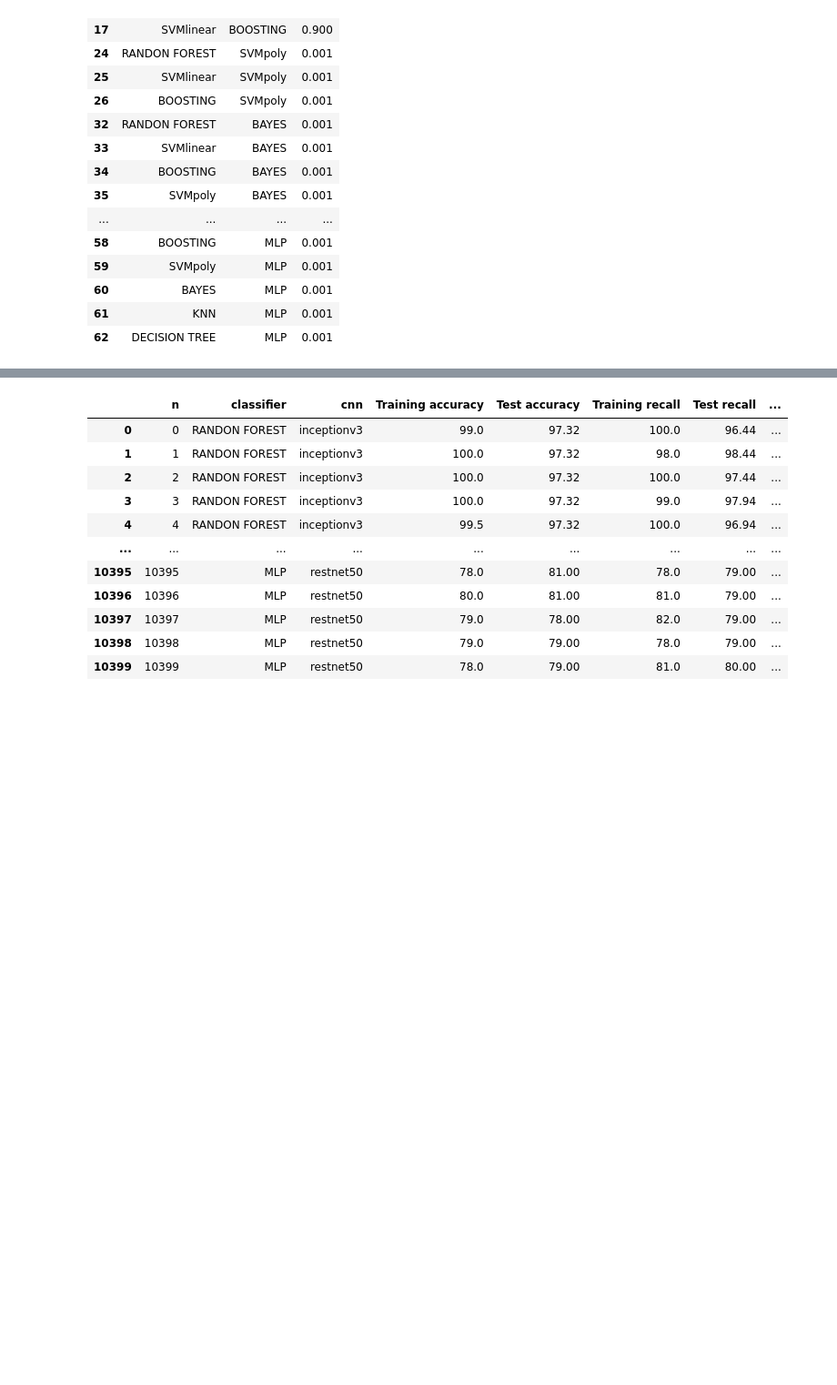
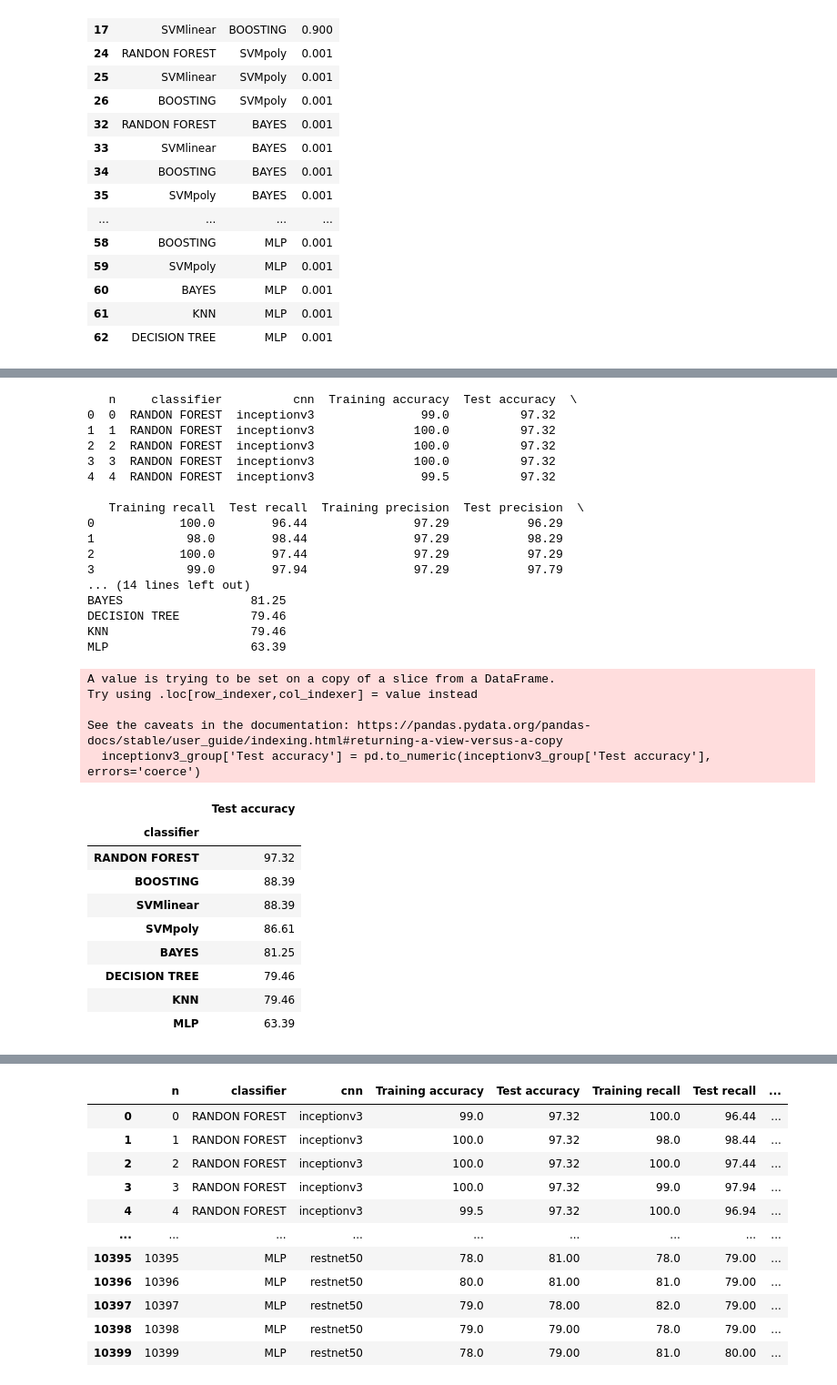
Before and after one commit to leandrobmarinho/statistical-tests, a Jupyter notebook: notebook/statistical_tests.ipynb, the cells around one changed output, grey strips where cells are left out. Shown: that part at 91% size. Drawn from its saved outputs; the diff is of its cells as text; code cells hidden in the pictures; blank space fills up the shorter version.

```diff
--- a/notebook/statistical_tests.ipynb
+++ b/notebook/statistical_tests.ipynb
@@ -208,3 +398,50 @@ fig.set_size_inches(21, 10)
+# %%
+# Step 1: Inspect the 'inceptionv3' group
+inceptionv3_group = groups_cnn.get_group('inceptionv3')
+print(inceptionv3_group.head())
+
+# Step 2: Ensure 'Test accuracy' column is numeric
+# Convert 'Test accuracy' to numeric, forcing any errors to NaN
+inceptionv3_group['Test accuracy'] = pd.to_numeric(inceptionv3_group['Test accuracy'], errors='coerce')
+
+# Step 3: Group by 'classifier' and calculate mean, then sort by 'Test accuracy'
+sorted_models = inceptionv3_group.groupby('classifier').agg({'Test accuracy': 'mean'}).sort_values('Test accuracy', ascending=False)
+
+print(sorted_models)
+sorted_models
+# %% [output]
+   n     classifier          cnn  Training accuracy  Test accuracy  \
+0  0  RANDON FOREST  inceptionv3               99.0          97.32
+1  1  RANDON FOREST  inceptionv3              100.0          97.32
+2  2  RANDON FOREST  inceptionv3              100.0          97.32
+3  3  RANDON FOREST  inceptionv3              100.0          97.32
+4  4  RANDON FOREST  inceptionv3               99.5          97.32
+
+   Training recall  Test recall  Training precision  Test precision  \
+0            100.0        96.44               97.29           96.29
+1             98.0        98.44               97.29           98.29
+2            100.0        97.44               97.29           97.29
+3             99.0        97.94               97.29           97.79
+... (14 lines left out)
+BAYES                  81.25
+DECISION TREE          79.46
+KNN                    79.46
+MLP                    63.39
+A value is trying to be set on a copy of a slice from a DataFrame.
+Try using .loc[row_indexer,col_indexer] = value instead
+
+See the caveats in the documentation: https://pandas.pydata.org/pandas-docs/stable/user_guide/indexing.html#returning-a-view-versus-a-copy
+  inceptionv3_group['Test accuracy'] = pd.to_numeric(inceptionv3_group['Test accuracy'], errors='coerce')
+|  | Test accuracy |
+| classifier |  |
+| RANDON FOREST | 97.32 |
+| BOOSTING | 88.39 |
+| SVMlinear | 88.39 |
+| SVMpoly | 86.61 |
+| BAYES | 81.25 |
+| DECISION TREE | 79.46 |
+| KNN | 79.46 |
+| MLP | 63.39 |
 # %%
 sorted_models = groups_cnn.get_group('inceptionv3').groupby('classifier').agg(['mean'])['Test accuracy', 'mean'].sort_values(ascending=False)
 best_model_name = sorted_models.index[0]
```
Also changed, not shown: parts of 12 cells of this notebook, 1 other file.
